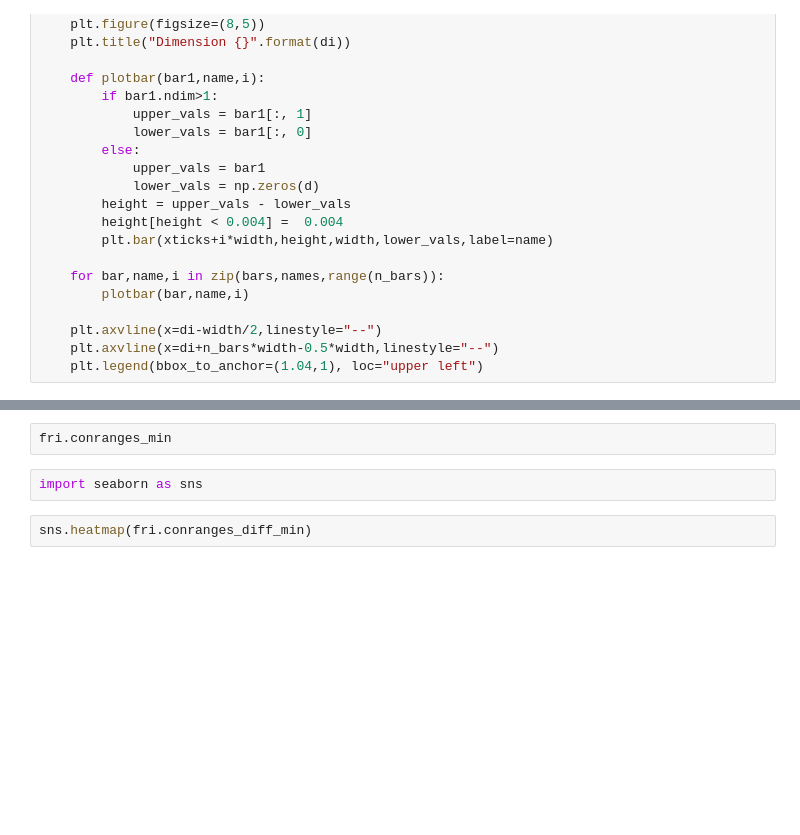
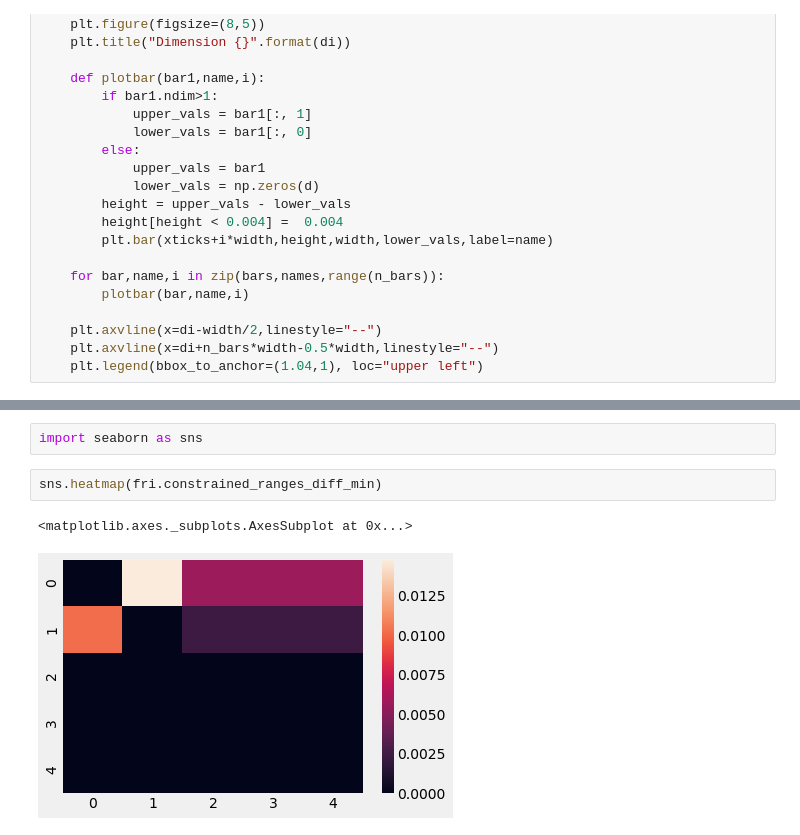
Before and after one commit to lpfann/fri, a Jupyter notebook: notebooks/Test_conRanges.ipynb, the cells around one changed output, grey strips where cells are left out. Drawn from its saved outputs; the diff is of its cells as text; blank space fills up the shorter version.

```diff
--- a/notebooks/Test_conRanges.ipynb
+++ b/notebooks/Test_conRanges.ipynb
@@ -95,7 +105,8 @@ for d in range(X.shape[1]):
-# %%
-fri.conranges_min
 # %%
 import seaborn as sns
 # %%
-sns.heatmap(fri.conranges_diff_min)
+sns.heatmap(fri.constrained_ranges_diff_min)
+# %% [output]
+<matplotlib.axes._subplots.AxesSubplot at 0x...>
+[figure, added]
 # %%
```
Also changed, not shown: parts of 6 cells of this notebook, 1 other file.
